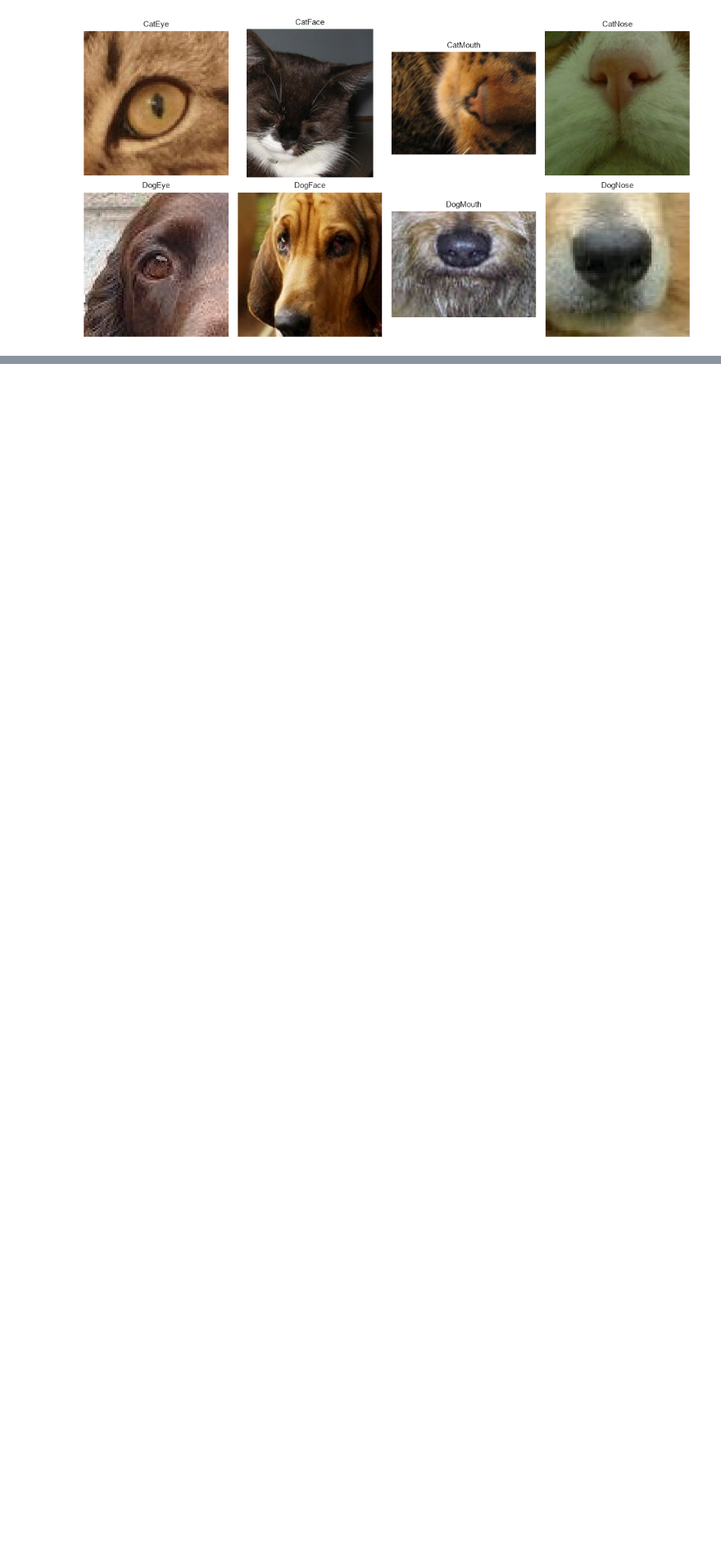
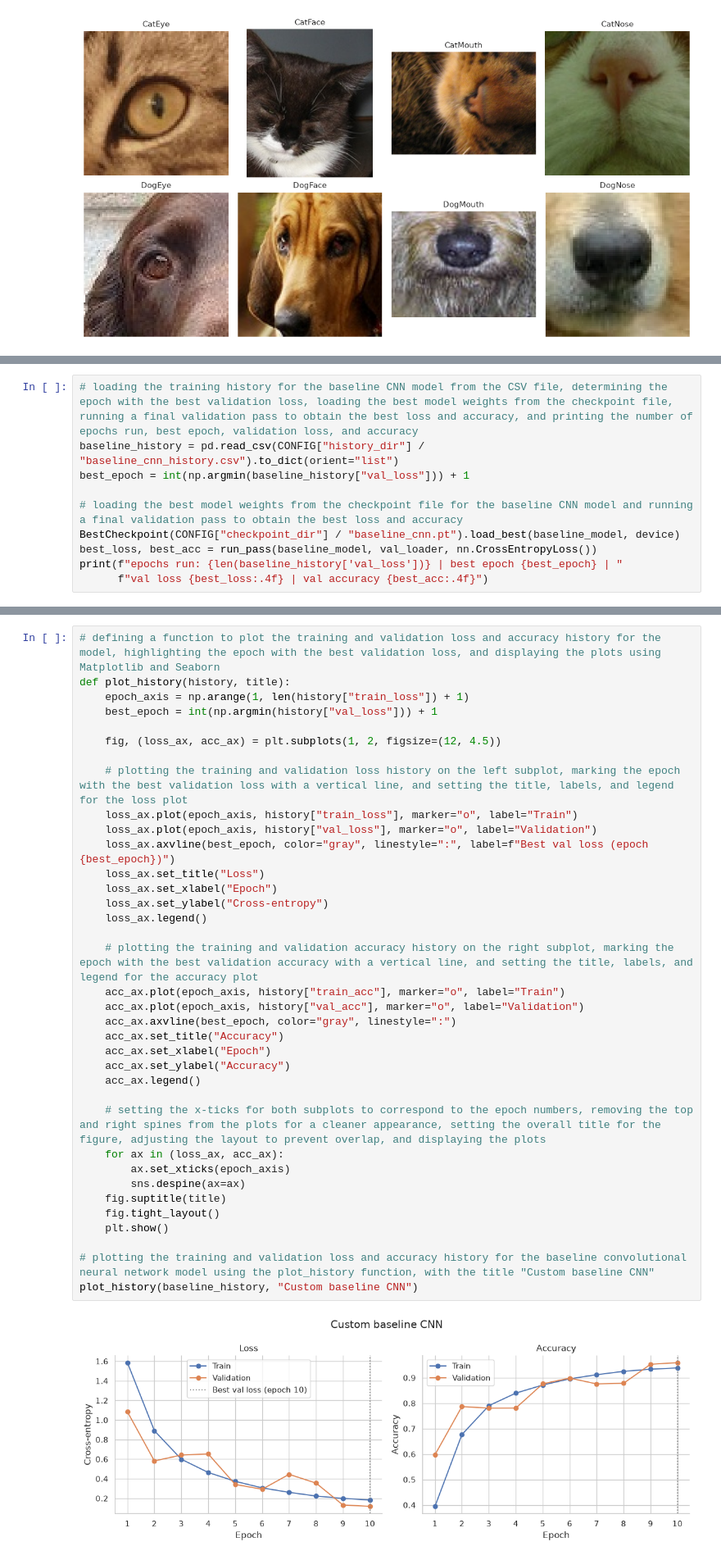
Before and after one commit to aryan-swe/kaggle-ml-image-classification-pipeline, a Jupyter notebook: 25299773_Kaggle_Pipeline.ipynb, the cells around one changed output, grey strips where cells are left out. Shown at 82% size. Cells and saved outputs as stored; diff of their text form; blank space fills up the shorter version.

```diff
--- a/25299773_Kaggle_Pipeline.ipynb
+++ b/25299773_Kaggle_Pipeline.ipynb
@@ -726,0 +779,10 @@ checkpoint round-trip verified
+# %%
+# loading the training history for the baseline CNN model from the CSV file, determining the epoch with the best validation loss, loading the best model weights from the checkpoint file, running a final validation pass to obtain the best loss and accuracy, and printing the number of epochs run, best epoch, validation loss, and accuracy
+baseline_history = pd.read_csv(CONFIG["history_dir"] / "baseline_cnn_history.csv").to_dict(orient="list")
+best_epoch = int(np.argmin(baseline_history["val_loss"])) + 1
+
+# loading the best model weights from the checkpoint file for the baseline CNN model and running a final validation pass to obtain the best loss and accuracy
+BestCheckpoint(CONFIG["checkpoint_dir"] / "baseline_cnn.pt").load_best(baseline_model, device)
+best_loss, best_acc = run_pass(baseline_model, val_loader, nn.CrossEntropyLoss())
+print(f"epochs run: {len(baseline_history['val_loss'])} | best epoch {best_epoch} | "
+      f"val loss {best_loss:.4f} | val accuracy {best_acc:.4f}")
@@ -726,0 +791,38 @@ checkpoint round-trip verified
+# %%
+# defining a function to plot the training and validation loss and accuracy history for the model, highlighting the epoch with the best validation loss, and displaying the plots using Matplotlib and Seaborn
+def plot_history(history, title):
+    epoch_axis = np.arange(1, len(history["train_loss"]) + 1)
+    best_epoch = int(np.argmin(history["val_loss"])) + 1
+
+    fig, (loss_ax, acc_ax) = plt.subplots(1, 2, figsize=(12, 4.5))
+
+    # plotting the training and validation loss history on the left subplot, marking the epoch with the best validation loss with a vertical line, and setting the title, labels, and legend for the loss plot
+    loss_ax.plot(epoch_axis, history["train_loss"], marker="o", label="Train")
+    loss_ax.plot(epoch_axis, history["val_loss"], marker="o", label="Validation")
+    loss_ax.axvline(best_epoch, color="gray", linestyle=":", label=f"Best val loss (epoch {best_epoch})")
+    loss_ax.set_title("Loss")
+    loss_ax.set_xlabel("Epoch")
+    loss_ax.set_ylabel("Cross-entropy")
+    loss_ax.legend()
+
+    # plotting the training and validation accuracy history on the right subplot, marking the epoch with the best validation accuracy with a vertical line, and setting the title, labels, and legend for the accuracy plot
+    acc_ax.plot(epoch_axis, history["train_acc"], marker="o", label="Train")
+    acc_ax.plot(epoch_axis, history["val_acc"], marker="o", label="Validation")
+    acc_ax.axvline(best_epoch, color="gray", linestyle=":")
+    acc_ax.set_title("Accuracy")
+    acc_ax.set_xlabel("Epoch")
+    acc_ax.set_ylabel("Accuracy")
+    acc_ax.legend()
+
+    # setting the x-ticks for both subplots to correspond to the epoch numbers, removing the top and right spines from the plots for a cleaner appearance, setting the overall title for the figure, adjusting the layout to prevent overlap, and displaying the plots
+    for ax in (loss_ax, acc_ax):
+        ax.set_xticks(epoch_axis)
+        sns.despine(ax=ax)
+    fig.suptitle(title)
+    fig.tight_layout()
+    plt.show()
+
+# plotting the training and validation loss and accuracy history for the baseline convolutional neural network model using the plot_history function, with the title "Custom baseline CNN"
+plot_history(baseline_history, "Custom baseline CNN")
+# %% [output]
+[figure, added]
```
Also changed, not shown: parts of 19 cells of this notebook.
